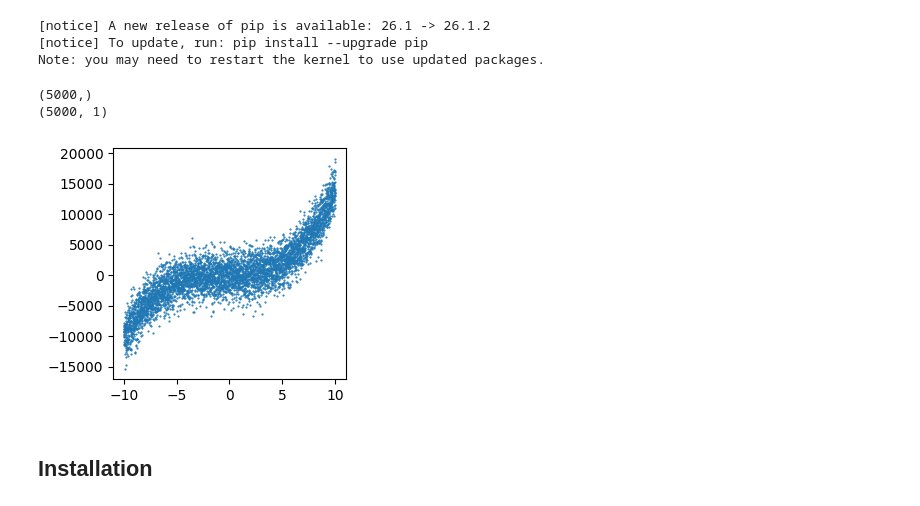
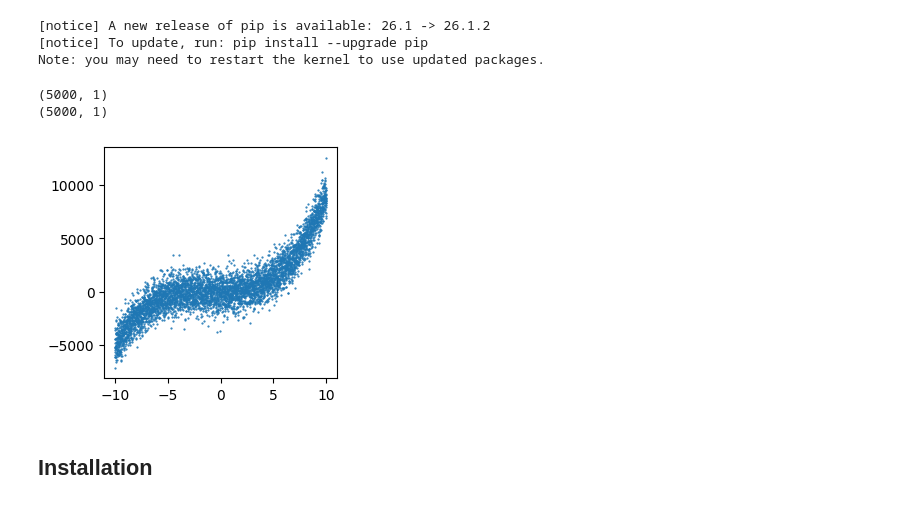
Before and after one commit to iadjedj/tiny_ml_notebooks, a Jupyter notebook: 03_sklearn.ipynb, the cells around one changed output. Cells and saved outputs as stored; diff of their text form; code cells hidden in the pictures.

Commit message:
reshape x in first cells

```diff
--- a/03_sklearn.ipynb
+++ b/03_sklearn.ipynb
@@ -16,32 +16,34 @@ Note: you may need to restart the kernel to use updated packages.
 # %%
 import numpy as np
 import matplotlib.pyplot as plt
 
 np.set_printoptions(precision=2, suppress=True)
 
 NB_POINTS = 5000
-COEFFS = [15, 10, 20, 12]
-NOISE = 2000
+COEFFS = [15, 10, 20, 7]
+NOISE = 1000
 
 x = np.linspace(-10, 10, NB_POINTS)
-x.reshape(-1, 1)
+
 y = np.zeros((1, NB_POINTS))
 for power, coef in enumerate(COEFFS):
 	y += coef * (x**power)
 
 y += np.random.randn(NB_POINTS) * NOISE
+
+x = x.reshape(-1, 1)
 y = y.reshape(-1, 1)
 
 print(x.shape)
 print(y.shape)
 
 plt.figure(figsize=(3, 3))
 plt.scatter(x, y, s=0.3)
 plt.show()
 # %% [output]
-(5000,)
 (5000, 1)
+(5000, 1)
-[figure, old version]
+[figure, new version]
 # %% [markdown]
 ## Installation
 # %%
```
Also changed, not shown: parts of 12 cells of this notebook.
